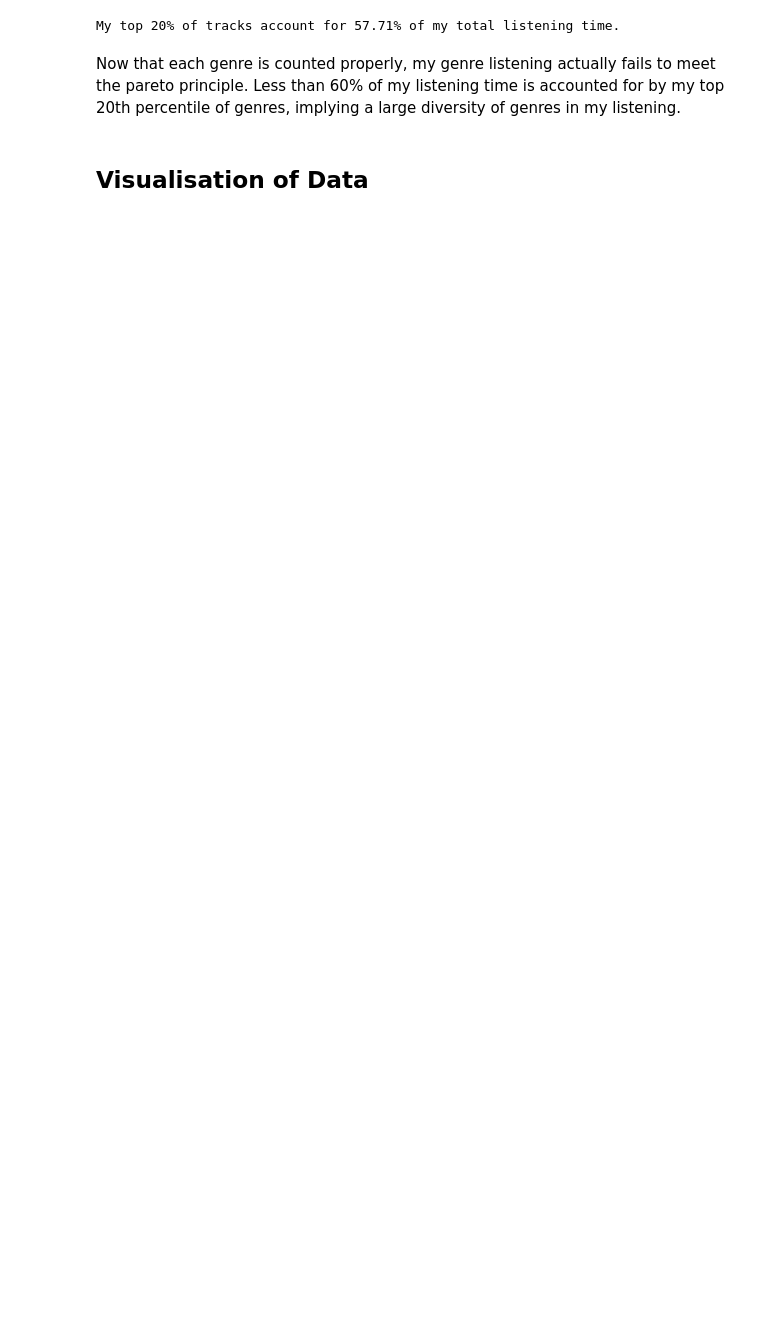
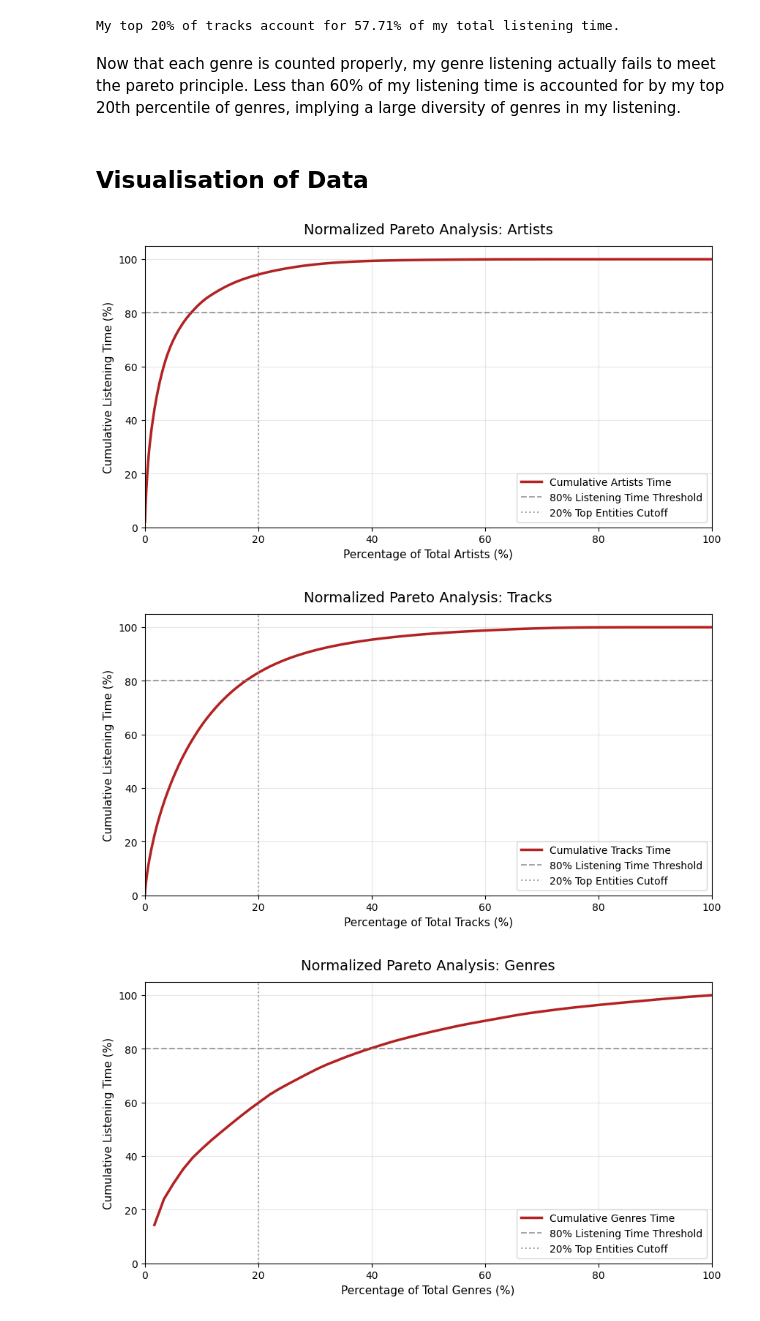
Before and after one commit to whatsername07/Data-Analysis-on-Spotify-Streaming-History, a Jupyter notebook: pareto.ipynb, the cells around one changed output. Saved outputs shown, nothing was run; the diff lists cells and outputs as text; code cells hidden in the pictures; blank space fills up the shorter version.

Commit message:
Fixed pareto curve, modelling all data rather than just top 50

```diff
--- a/pareto.ipynb
+++ b/pareto.ipynb
@@ -152,6 +156,10 @@ twentyPercentTimePlayed = (genreTwentyPlayed / allGenresPlayed) * 100
 print(f"My top 20% of tracks account for {twentyPercentTimePlayed:.2f}% of my total listening time.")
 # %% [output]
 My top 20% of tracks account for 57.71% of my total listening time.
+# %%
+genre_sum['time_played'] = genre_sum['time_played'] / 1000  # convert to seconds
+genre_sum['time_played'] = genre_sum['time_played'] / 60  # convert to minutes
+genre_sum['time_played'] = genre_sum['time_played'].round(2)
 # %% [markdown]
 Now that each genre is counted properly, my genre listening actually fails to meet the pareto principle. Less than 60% of my listening time is accounted for by my top 20th percentile of genres, implying a large diversity of genres in my listening.
 # %% [markdown]
@@ -182,0 +167,34 @@ def plot_pareto(df, name_col, time_col, title):
+# %%
+def plot_pareto(df, name_col, time_col, title):
+    # Sort descending and calculate cumulative percentages
+    df_sorted = df.sort_values(by=time_col, ascending=False).reset_index(drop=True)
+    df_sorted['cum_pct'] = (df_sorted[time_col].cumsum() / df_sorted[time_col].sum()) * 100
+    df_sorted['pct_rank'] = ((df_sorted.index + 1) / len(df_sorted)) * 100
+
+    fig, ax = plot.subplots(figsize=(10, 5))
+
+    # Plot the full normalized cumulative line (0% to 100% of entities)
+    ax.plot(df_sorted['pct_rank'], df_sorted['cum_pct'], color='firebrick', linewidth=2.5, label=f'Cumulative {title} Time')
+
+    # 80/20 Pareto Reference Lines
+    ax.axhline(80, color='gray', linestyle='--', alpha=0.7, label='80% Listening Time Threshold')
+    ax.axvline(20, color='gray', linestyle=':', alpha=0.7, label='20% Top Entities Cutoff')
+
+    # Formatting axes & labels
+    ax.set_title(f'Normalized Pareto Analysis: {title}', fontsize=14, pad=12)
+    ax.set_xlabel(f'Percentage of Total {title} (%)', fontsize=11)
+    ax.set_ylabel('Cumulative Listening Time (%)', fontsize=11)
+    ax.set_xlim(0, 100)
+    ax.set_ylim(0, 105)
+    ax.grid(True, alpha=0.3)
+    ax.legend(loc='lower right')
+
+    plot.show()
+# %%
+plot_pareto(topArtists, 'Artists', 'time_played', 'Artists')
+plot_pareto(topTracks, 'Tracks', 'time_played', 'Tracks')
+plot_pareto(genre_sum, 'genres', 'time_played', 'Genres')
+# %% [output]
+[figure, added]
+[figure, added]
+[figure, added]
```
Also changed, not shown: parts of 3 cells of this notebook.
